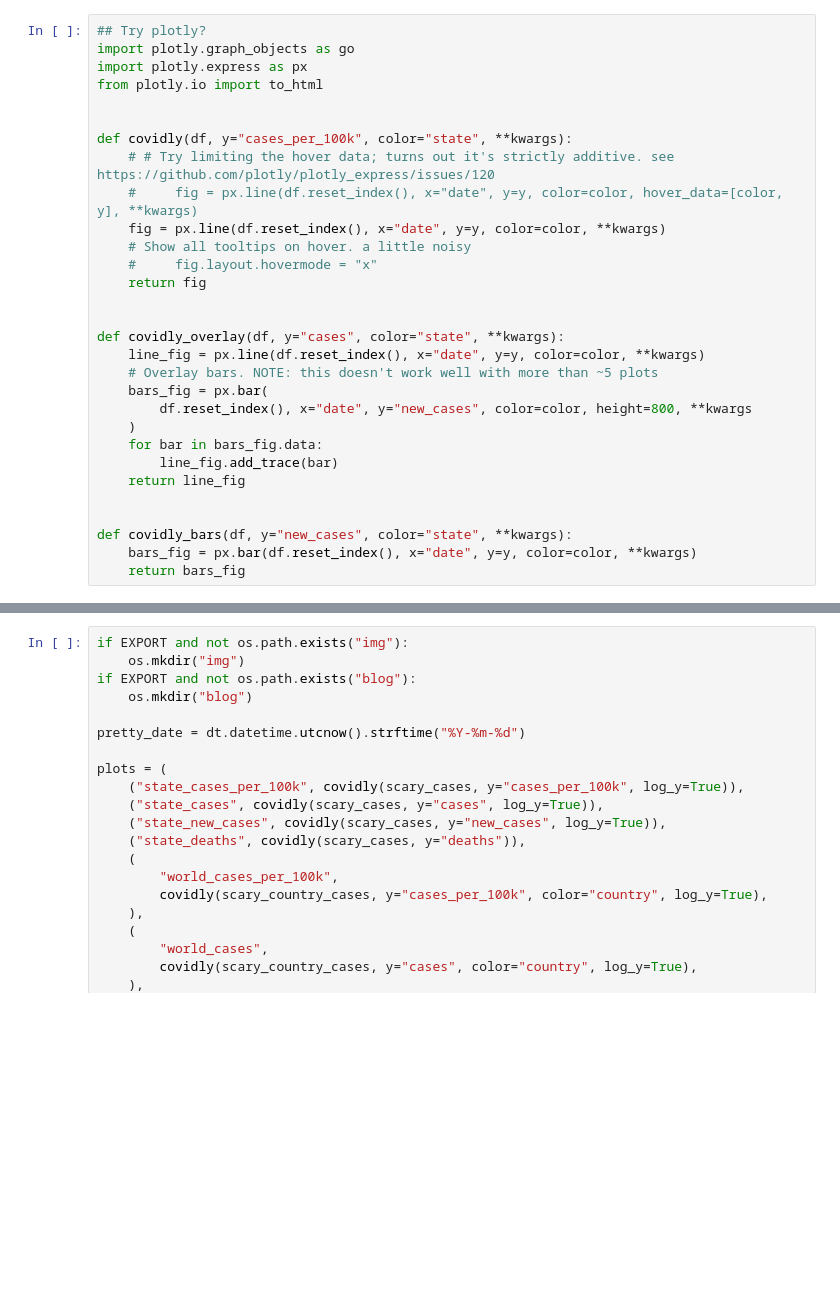
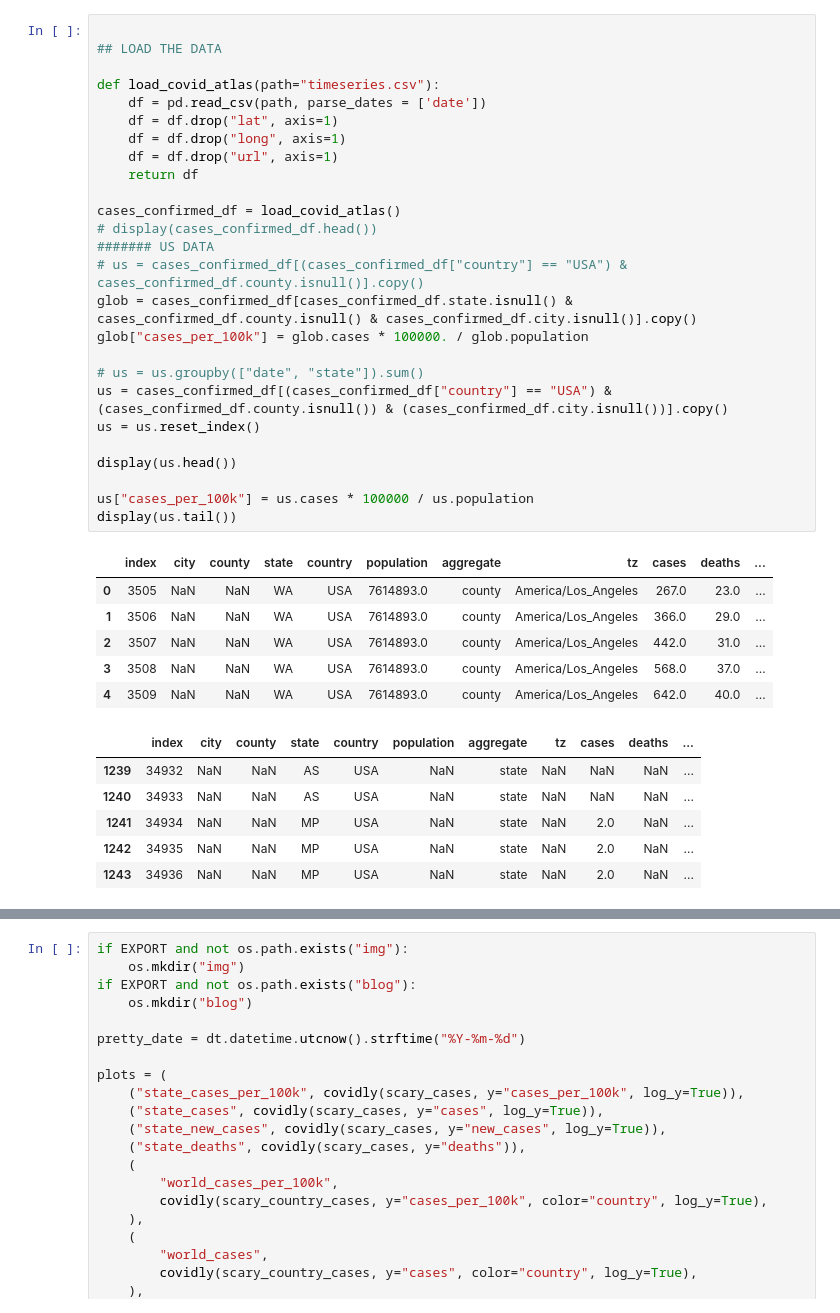
Before and after one commit to mvanmidd/covid, a Jupyter notebook: covid_plots.ipynb, the cells around one changed output, grey strips where cells are left out. Drawn from its saved outputs; the diff is of its cells as text; blank space fills up the shorter version.

```diff
--- a/covid_plots.ipynb
+++ b/covid_plots.ipynb
@@ -264,30 +119,39 @@ scary_country_cases = new_cases_per_day(scary_country_cases, key="country")
-# %%
-## Try plotly?
-import plotly.graph_objects as go
-import plotly.express as px
-from plotly.io import to_html
-
-
-def covidly(df, y="cases_per_100k", color="state", **kwargs):
-    # # Try limiting the hover data; turns out it's strictly additive. see https://github.com/plotly/plotly_express/issues/120
-    #     fig = px.line(df.reset_index(), x="date", y=y, color=color, hover_data=[color, y], **kwargs)
-    fig = px.line(df.reset_index(), x="date", y=y, color=color, **kwargs)
-    # Show all tooltips on hover. a little noisy
-    #     fig.layout.hovermode = "x"
-    return fig
-
-
-def covidly_overlay(df, y="cases", color="state", **kwargs):
-    line_fig = px.line(df.reset_index(), x="date", y=y, color=color, **kwargs)
-    # Overlay bars. NOTE: this doesn't work well with more than ~5 plots
-    bars_fig = px.bar(
-        df.reset_index(), x="date", y="new_cases", color=color, height=800, **kwargs
-    )
-    for bar in bars_fig.data:
-        line_fig.add_trace(bar)
-    return line_fig
-
-
-def covidly_bars(df, y="new_cases", color="state", **kwargs):
-    bars_fig = px.bar(df.reset_index(), x="date", y=y, color=color, **kwargs)
-    return bars_fig
+# %%
+
+## LOAD THE DATA
+
+def load_covid_atlas(path="timeseries.csv"):
+    df = pd.read_csv(path, parse_dates = ['date'])
+    df = df.drop("lat", axis=1)
+    df = df.drop("long", axis=1)
+    df = df.drop("url", axis=1)
+    return df
+
+cases_confirmed_df = load_covid_atlas()
+# display(cases_confirmed_df.head())
+####### US DATA
+# us = cases_confirmed_df[(cases_confirmed_df["country"] == "USA") & cases_confirmed_df.county.isnull()].copy()
+glob = cases_confirmed_df[cases_confirmed_df.state.isnull() & cases_confirmed_df.county.isnull() & cases_confirmed_df.city.isnull()].copy()
+glob["cases_per_100k"] = glob.cases * 100000. / glob.population
+
+# us = us.groupby(["date", "state"]).sum()
+us = cases_confirmed_df[(cases_confirmed_df["country"] == "USA") & (cases_confirmed_df.county.isnull()) & (cases_confirmed_df.city.isnull())].copy()
+us = us.reset_index()
+
+display(us.head())
+
+us["cases_per_100k"] = us.cases * 100000 / us.population
+display(us.tail())
+# %% [output]
+|  | index | city | county | state | country | population | aggregate | tz | cases | deaths | ... |
+| 0 | 3505 | NaN | NaN | WA | USA | 7614893.0 | county | America/Los_Angeles | 267.0 | 23.0 | ... |
+| 1 | 3506 | NaN | NaN | WA | USA | 7614893.0 | county | America/Los_Angeles | 366.0 | 29.0 | ... |
+| 2 | 3507 | NaN | NaN | WA | USA | 7614893.0 | county | America/Los_Angeles | 442.0 | 31.0 | ... |
+| 3 | 3508 | NaN | NaN | WA | USA | 7614893.0 | county | America/Los_Angeles | 568.0 | 37.0 | ... |
+| 4 | 3509 | NaN | NaN | WA | USA | 7614893.0 | county | America/Los_Angeles | 642.0 | 40.0 | ... |
+|  | index | city | county | state | country | population | aggregate | tz | cases | deaths | ... |
+| 1239 | 34932 | NaN | NaN | AS | USA | NaN | state | NaN | NaN | NaN | ... |
+| 1240 | 34933 | NaN | NaN | AS | USA | NaN | state | NaN | NaN | NaN | ... |
+| 1241 | 34934 | NaN | NaN | MP | USA | NaN | state | NaN | 2.0 | NaN | ... |
+| 1242 | 34935 | NaN | NaN | MP | USA | NaN | state | NaN | 2.0 | NaN | ... |
+| 1243 | 34936 | NaN | NaN | MP | USA | NaN | state | NaN | 2.0 | NaN | ... |
```
Also changed, not shown: parts of 7 cells of this notebook, 4 other files.
